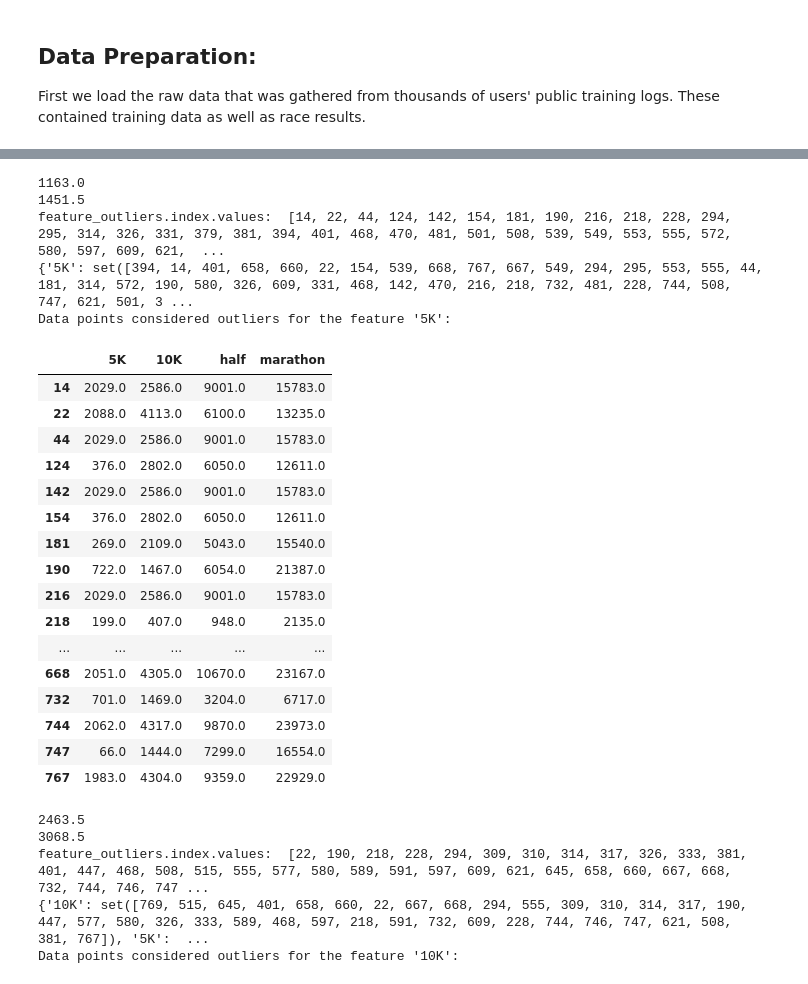
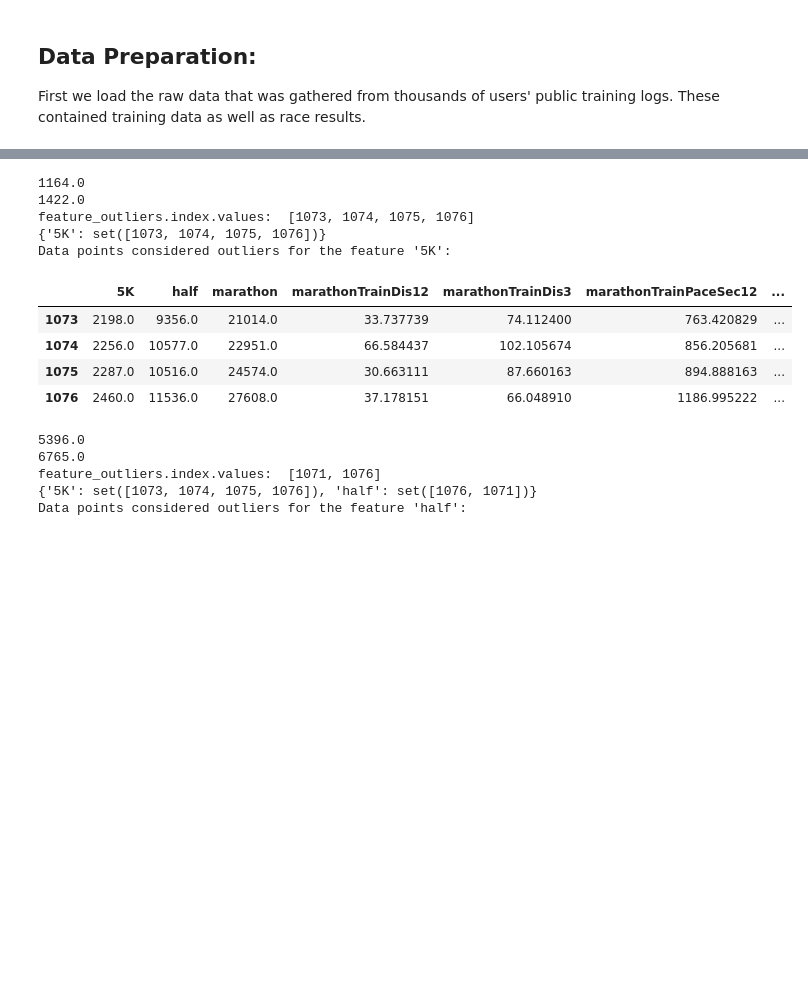
Before and after one commit to dbilenkin/machine-learning, a Jupyter notebook: MLRacePredictor/MLRacePredictor.ipynb, the cells around one changed output, grey strips where cells are left out. Saved outputs shown, nothing was run; the diff lists cells and outputs as text; code cells hidden in the pictures; blank space fills up the shorter version.

```diff
--- a/MLRacePredictor/MLRacePredictor.ipynb
+++ b/MLRacePredictor/MLRacePredictor.ipynb
@@ -12,6 +12,8 @@ import pandas as pd
 from IPython.display import display # Allows the use of display() for DataFrames
 import datetime
 import time
+
+pd.set_option('display.max_rows', 500)
 
 # Pretty display for notebooks
 %matplotlib inline
@@ -21,14 +23,23 @@ pd.set_option('display.max_columns', 500)
 
 # Load the wholesale customers dataset
 try:
-    all_data = pd.read_csv("../data.csv")
-    print "Running dataset has {} samples with {} features each.".format(*data.shape)
+    all_data = pd.read_csv("marathonData.csv")
+    print "Running dataset has {} samples with {} features each.".format(*all_data.shape)
 except:
     print "Dataset could not be loaded. Is the dataset missing?"
 
-data = all_data[['5K','10K','half','marathon']].dropna()
-data.reset_index(drop=True, inplace=True)
+m_data = all_data[[
+    '5K','half','marathon','marathonTrainDis12',
+    'marathonTrainDis3','marathonTrainPaceSec12',
+    'marathonTrainDays12']].dropna()
 
+
+m_data = m_data.replace(0,np.nan).dropna()
+m_data = m_data.replace('null',np.nan).dropna()
+
+m_data.reset_index(drop=True, inplace=True)
+
+#data = data.drop(['marathonDate','halfDate','5KDate'], axis=1)
 
 x = time.strptime('2:24:31','%H:%M:%S')
 seconds = datetime.timedelta(hours=x.tm_hour,minutes=x.tm_min,seconds=x.tm_sec).total_seconds()
@@ -43,8 +54,10 @@ def timeToSeconds(t):
         x = time.strptime(t,'%M:%S')
         return datetime.timedelta(minutes=x.tm_min,seconds=x.tm_sec).total_seconds()
 
-data = data.applymap(lambda x: timeToSeconds(x))
+m_data['5K'] = m_data['5K'].map(lambda x: timeToSeconds(x))
+m_data['half'] = m_data['half'].map(lambda x: timeToSeconds(x))
+m_data['marathon'] = m_data['marathon'].map(lambda x: timeToSeconds(x))
 
 #data['distance'] = data['distance'].map(lambda x: x.split(" ")[0])
-display(data.describe())
+display(m_data)
 # %% [output]
@@ -67,56 +163,47 @@ pd.plotting.scatter_matrix(data, alpha = 0.3, figsize = (15,15), diagonal = 'kde
 # %%
+# Now we remove outliers, but first let's remove the rpred and rename the dataframe
+data_clean = data_with_rpred.drop('marathon_pred', axis = 1)
+
 feature_sets = {}
 outliers = []
-for feature in data.keys():
+for feature in data_clean.keys():
 
     # TODO: Calculate Q1 (25th percentile of the data) for the given feature
-    Q1 = np.percentile(data[feature], 25)
+    Q1 = np.percentile(data_clean[feature], 25)
     print Q1
 
     # TODO: Calculate Q3 (75th percentile of the data) for the given feature
-    Q3 = np.percentile(data[feature], 75)
+    Q3 = np.percentile(data_clean[feature], 75)
     print Q3
 
     # TODO: Use the interquartile range to calculate an outlier step (1.5 times the interquartile range)
-    step = (Q3 - Q1) * 1.5
+    step = (Q3 - Q1) * 3
 
     # Outliers
-    feature_outliers = data[~((data[feature] >= Q1 - step) & (data[feature] <= Q3 + step))]
+    feature_outliers = data_clean[~((data_clean[feature] >= Q1 - step) & (data_clean[feature] <= Q3 + step))]
 
     print "feature_outliers.index.values: ", feature_outliers.index.values.tolist()
     outliers += feature_outliers.index.values.tolist()
     # Add to feature set
     feature_sets[feature] = set(feature_outliers.index.values)
     print feature_sets
 
     # Display the outliers
     print "Data points considered outliers for the feature '{}':".format(feature)
     display(feature_outliers)
 # %% [output]
-1163.0
-1451.5
-feature_outliers.index.values:  [14, 22, 44, 124, 142, 154, 181, 190, 216, 218, 228, 294, 295, 314, 326, 331, 379, 381, 394, 401, 468, 470, 481, 501, 508, 539, 549, 553, 555, 572, 580, 597, 609, 621,  ...
-{'5K': set([394, 14, 401, 658, 660, 22, 154, 539, 668, 767, 667, 549, 294, 295, 553, 555, 44, 181, 314, 572, 190, 580, 326, 609, 331, 468, 142, 470, 216, 218, 732, 481, 228, 744, 508, 747, 621, 501, 3 ...
+1164.0
+1422.0
+feature_outliers.index.values:  [1073, 1074, 1075, 1076]
+{'5K': set([1073, 1074, 1075, 1076])}
 Data points considered outliers for the feature '5K':
-|  | 5K | 10K | half | marathon |
-| 14 | 2029.0 | 2586.0 | 9001.0 | 15783.0 |
-| 22 | 2088.0 | 4113.0 | 6100.0 | 13235.0 |
-| 44 | 2029.0 | 2586.0 | 9001.0 | 15783.0 |
-| 124 | 376.0 | 2802.0 | 6050.0 | 12611.0 |
-| 142 | 2029.0 | 2586.0 | 9001.0 | 15783.0 |
-| 154 | 376.0 | 2802.0 | 6050.0 | 12611.0 |
-| 181 | 269.0 | 2109.0 | 5043.0 | 15540.0 |
-| 190 | 722.0 | 1467.0 | 6054.0 | 21387.0 |
-| 216 | 2029.0 | 2586.0 | 9001.0 | 15783.0 |
-| 218 | 199.0 | 407.0 | 948.0 | 2135.0 |
-| ... | ... | ... | ... | ... |
-| 668 | 2051.0 | 4305.0 | 10670.0 | 23167.0 |
-| 732 | 701.0 | 1469.0 | 3204.0 | 6717.0 |
-| 744 | 2062.0 | 4317.0 | 9870.0 | 23973.0 |
-| 747 | 66.0 | 1444.0 | 7299.0 | 16554.0 |
-| 767 | 1983.0 | 4304.0 | 9359.0 | 22929.0 |
+|  | 5K | half | marathon | marathonTrainDis12 | marathonTrainDis3 | marathonTrainPaceSec12 | ... |
+| 1073 | 2198.0 | 9356.0 | 21014.0 | 33.737739 | 74.112400 | 763.420829 | ... |
+| 1074 | 2256.0 | 10577.0 | 22951.0 | 66.584437 | 102.105674 | 856.205681 | ... |
+| 1075 | 2287.0 | 10516.0 | 24574.0 | 30.663111 | 87.660163 | 894.888163 | ... |
+| 1076 | 2460.0 | 11536.0 | 27608.0 | 37.178151 | 66.048910 | 1186.995222 | ... |
-2463.5
-3068.5
-feature_outliers.index.values:  [22, 190, 218, 228, 294, 309, 310, 314, 317, 326, 333, 381, 401, 447, 468, 508, 515, 555, 577, 580, 589, 591, 597, 609, 621, 645, 658, 660, 667, 668, 732, 744, 746, 747 ...
-{'10K': set([769, 515, 645, 401, 658, 660, 22, 667, 668, 294, 555, 309, 310, 314, 317, 190, 447, 577, 580, 326, 333, 589, 468, 597, 218, 591, 732, 609, 228, 744, 746, 747, 621, 508, 381, 767]), '5K':  ...
-Data points considered outliers for the feature '10K':
+5396.0
+6765.0
+feature_outliers.index.values:  [1071, 1076]
+{'5K': set([1073, 1074, 1075, 1076]), 'half': set([1076, 1071])}
+Data points considered outliers for the feature 'half':
```
Also changed, not shown: parts of 19 cells of this notebook, 21 other files.
